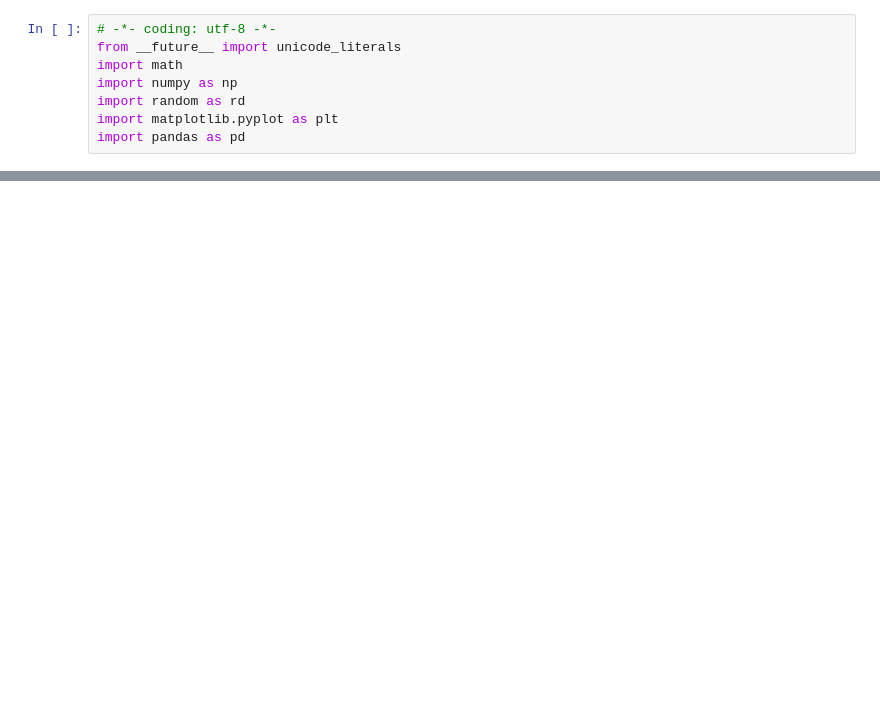
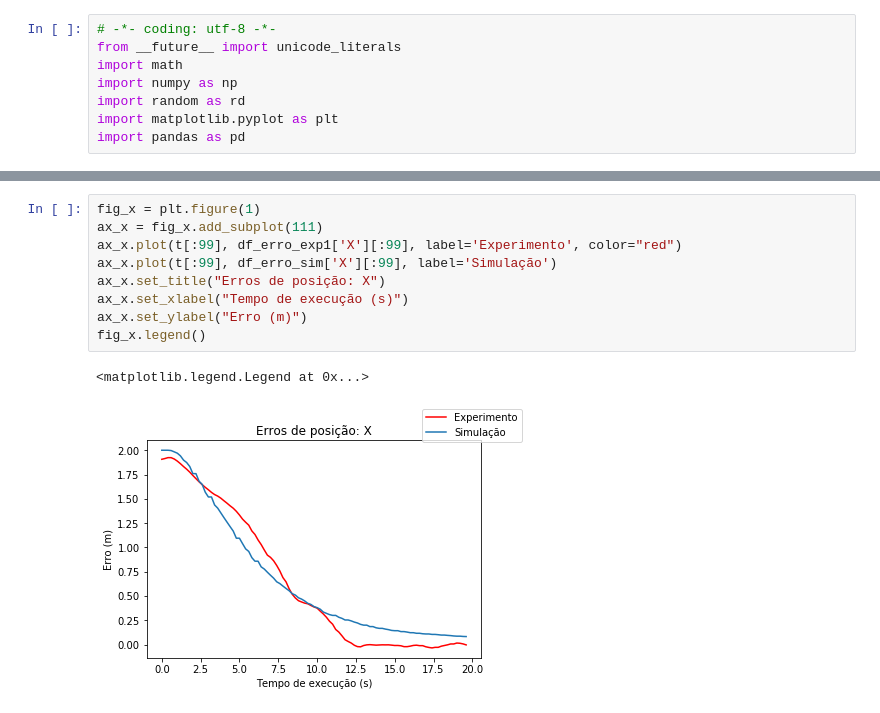
Before and after one commit to ifribeiro/ros-formation-controller, a Jupyter notebook: Gráficos.ipynb, the cells around one changed output, grey strips where cells are left out. Drawn from its saved outputs; the diff is of its cells as text; blank space fills up the shorter version.

```diff
--- a/Gráficos.ipynb
+++ b/Gráficos.ipynb
@@ -38,0 +33,12 @@ Text(0.5, 1.0, 'Erros de formação')
+# %%
+fig_x = plt.figure(1)
+ax_x = fig_x.add_subplot(111)
+ax_x.plot(t[:99], df_erro_exp1['X'][:99], label='Experimento', color="red")
+ax_x.plot(t[:99], df_erro_sim['X'][:99], label='Simulação')
+ax_x.set_title("Erros de posição: X")
+ax_x.set_xlabel("Tempo de execução (s)")
+ax_x.set_ylabel("Erro (m)")
+fig_x.legend()
+# %% [output]
+<matplotlib.legend.Legend at 0x...>
+[figure, added]
```
Also changed, not shown: parts of 10 cells of this notebook, 5 other files.
